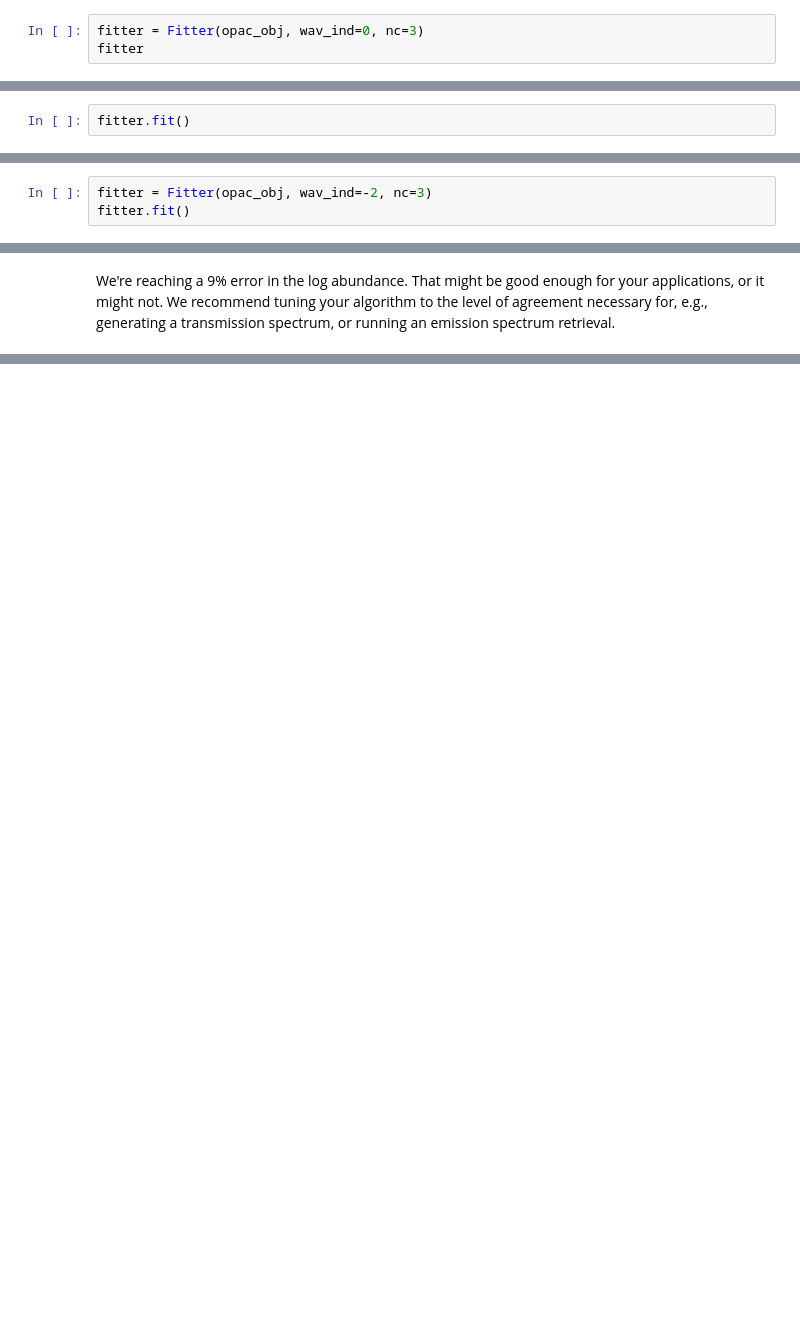
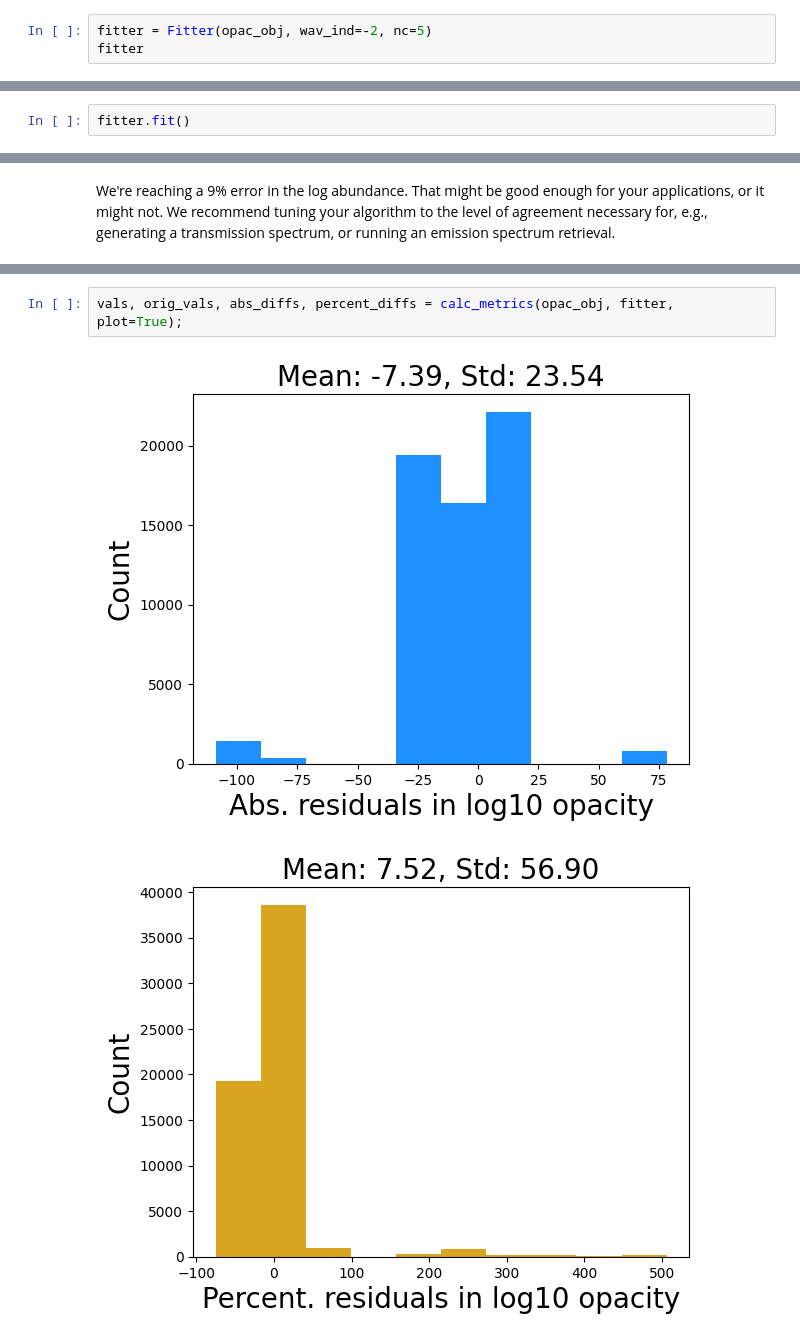
Before and after one commit to arjunsavel/cortecs, a Jupyter notebook: docs/pages/Quickstart.ipynb, the cells around one changed output, grey strips where cells are left out. Cells and saved outputs as stored; diff of their text form; blank space fills up the shorter version.

```diff
--- a/docs/pages/Quickstart.ipynb
+++ b/docs/pages/Quickstart.ipynb
@@ -70,5 +69,5 @@ To do so, we'll instantiate the `Fitter` object.
 # %%
-fitter = Fitter(opac_obj, wav_ind=0, nc=3)
+fitter = Fitter(opac_obj, wav_ind=-2, nc=5)
 fitter
 # %% [output]
 <cortecs.fit.fit.Fitter at 0x...>
@@ -79,2 +75,0 @@ Running this code is as easy as...
-# %%
-fitter.fit()
@@ -85,5 +76,4 @@ Oops! All of the opacity values at the first wavelength are constant. So, the al
 # %%
-fitter = Fitter(opac_obj, wav_ind=-2, nc=3)
 fitter.fit()
 # %% [markdown]
 This process should be pretty quick — less than a second, hopefully.
@@ -151,0 +195,5 @@ We're reaching a 9% error in the log abundance. That might be good enough for yo
+# %%
+vals, orig_vals, abs_diffs, percent_diffs = calc_metrics(opac_obj, fitter, plot=True);
+# %% [output]
+[figure, added]
+[figure, added]
```
Also changed, not shown: parts of 24 cells of this notebook.
